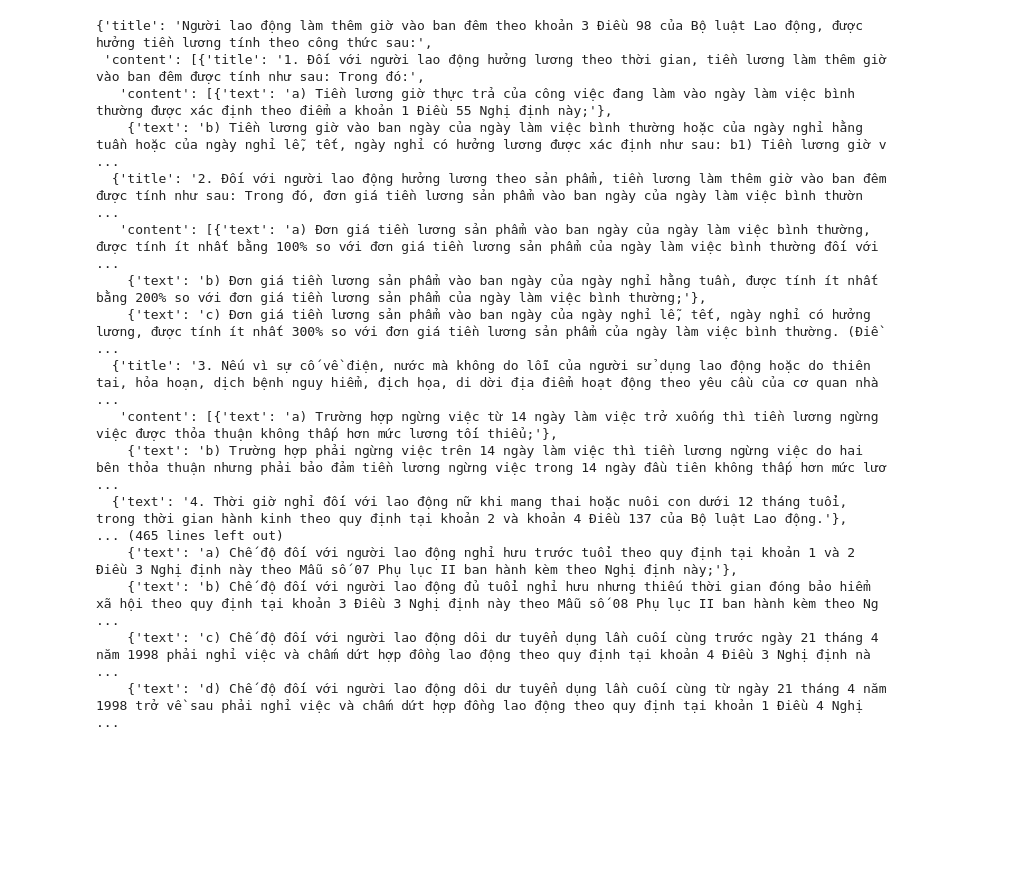
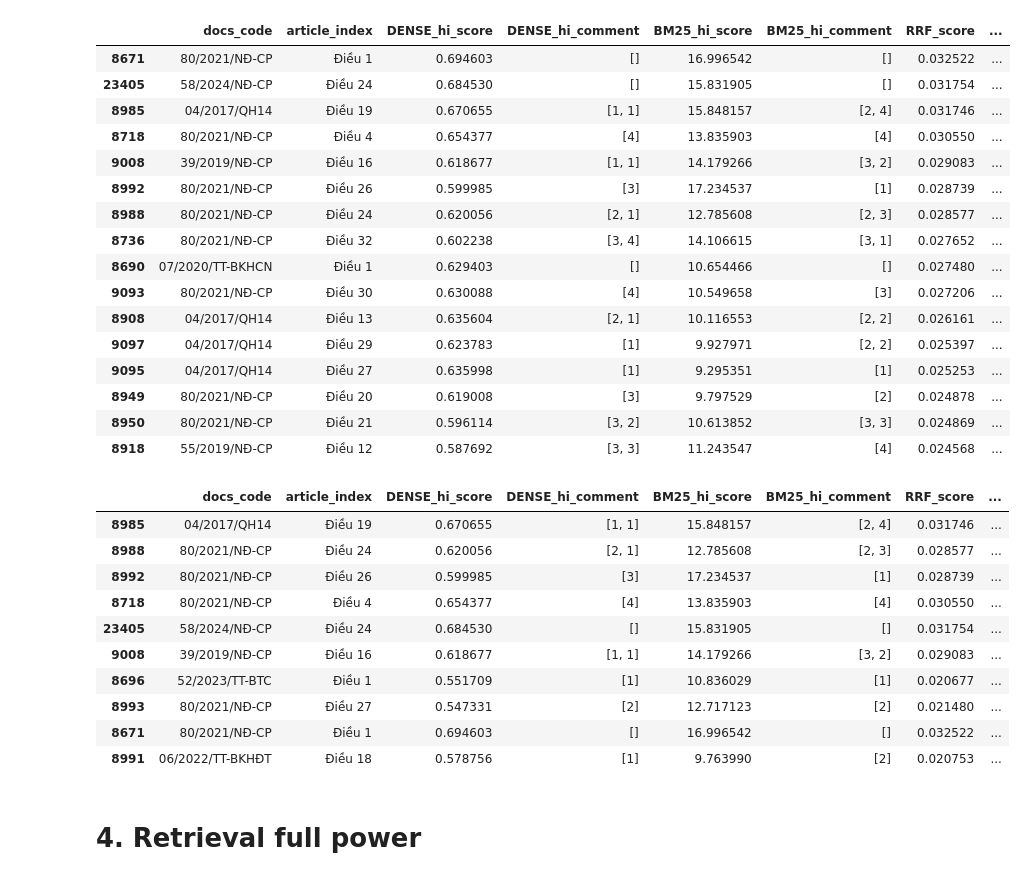
Before and after one commit to ducvanz/R2AI, a Jupyter notebook: Test_Recall.ipynb, the cells around one changed output. Saved outputs shown, nothing was run; the diff lists cells and outputs as text; code cells hidden in the pictures; blank space fills up the shorter version.

```diff
--- a/Test_Recall.ipynb
+++ b/Test_Recall.ipynb
@@ -186,20 +168,38 @@ score_board.sort_values(by="DENSE_fl_score", ascending=False).head(16)
-# %%
-df.loc[18195]['content_text']
-# %% [output]
-{'title': 'Người lao động làm thêm giờ vào ban đêm theo khoản 3 Điều 98 của Bộ luật Lao động, được hưởng tiền lương tính theo công thức sau:',
- 'content': [{'title': '1. Đối với người lao động hưởng lương theo thời gian, tiền lương làm thêm giờ vào ban đêm được tính như sau: Trong đó:',
-   'content': [{'text': 'a) Tiền lương giờ thực trả của công việc đang làm vào ngày làm việc bình thường được xác định theo điểm a khoản 1 Điều 55 Nghị định này;'},
-    {'text': 'b) Tiền lương giờ vào ban ngày của ngày làm việc bình thường hoặc của ngày nghỉ hằng tuần hoặc của ngày nghỉ lễ, tết, ngày nghỉ có hưởng lương được xác định như sau: b1) Tiền lương giờ v ...
-  {'title': '2. Đối với người lao động hưởng lương theo sản phẩm, tiền lương làm thêm giờ vào ban đêm được tính như sau: Trong đó, đơn giá tiền lương sản phẩm vào ban ngày của ngày làm việc bình thườn ...
-   'content': [{'text': 'a) Đơn giá tiền lương sản phẩm vào ban ngày của ngày làm việc bình thường, được tính ít nhất bằng 100% so với đơn giá tiền lương sản phẩm của ngày làm việc bình thường đối với ...
-    {'text': 'b) Đơn giá tiền lương sản phẩm vào ban ngày của ngày nghỉ hằng tuần, được tính ít nhất bằng 200% so với đơn giá tiền lương sản phẩm của ngày làm việc bình thường;'},
-    {'text': 'c) Đơn giá tiền lương sản phẩm vào ban ngày của ngày nghỉ lễ, tết, ngày nghỉ có hưởng lương, được tính ít nhất 300% so với đơn giá tiền lương sản phẩm của ngày làm việc bình thường. (Điề ...
-  {'title': '3. Nếu vì sự cố về điện, nước mà không do lỗi của người sử dụng lao động hoặc do thiên tai, hỏa hoạn, dịch bệnh nguy hiểm, địch họa, di dời địa điểm hoạt động theo yêu cầu của cơ quan nhà ...
-   'content': [{'text': 'a) Trường hợp ngừng việc từ 14 ngày làm việc trở xuống thì tiền lương ngừng việc được thỏa thuận không thấp hơn mức lương tối thiểu;'},
-    {'text': 'b) Trường hợp phải ngừng việc trên 14 ngày làm việc thì tiền lương ngừng việc do hai bên thỏa thuận nhưng phải bảo đảm tiền lương ngừng việc trong 14 ngày đầu tiên không thấp hơn mức lươ ...
-  {'text': '4. Thời giờ nghỉ đối với lao động nữ khi mang thai hoặc nuôi con dưới 12 tháng tuổi, trong thời gian hành kinh theo quy định tại khoản 2 và khoản 4 Điều 137 của Bộ luật Lao động.'},
-... (465 lines left out)
-    {'text': 'a) Chế độ đối với người lao động nghỉ hưu trước tuổi theo quy định tại khoản 1 và 2 Điều 3 Nghị định này theo Mẫu số 07 Phụ lục II ban hành kèm theo Nghị định này;'},
-    {'text': 'b) Chế độ đối với người lao động đủ tuổi nghỉ hưu nhưng thiếu thời gian đóng bảo hiểm xã hội theo quy định tại khoản 3 Điều 3 Nghị định này theo Mẫu số 08 Phụ lục II ban hành kèm theo Ng ...
-    {'text': 'c) Chế độ đối với người lao động dôi dư tuyển dụng lần cuối cùng trước ngày 21 tháng 4 năm 1998 phải nghỉ việc và chấm dứt hợp đồng lao động theo quy định tại khoản 4 Điều 3 Nghị định nà ...
-    {'text': 'd) Chế độ đối với người lao động dôi dư tuyển dụng lần cuối cùng từ ngày 21 tháng 4 năm 1998 trở về sau phải nghỉ việc và chấm dứt hợp đồng lao động theo quy định tại khoản 1 Điều 4 Nghị ...
+# %%
+score_board.sort_values(by="RRF_score", ascending=False).head(16)
+# %% [output]
+|  | docs_code | article_index | DENSE_hi_score | DENSE_hi_comment | BM25_hi_score | BM25_hi_comment | RRF_score | ... |
+| 8671 | 80/2021/NĐ-CP | Điều 1 | 0.694603 | [] | 16.996542 | [] | 0.032522 | ... |
+| 23405 | 58/2024/NĐ-CP | Điều 24 | 0.684530 | [] | 15.831905 | [] | 0.031754 | ... |
+| 8985 | 04/2017/QH14 | Điều 19 | 0.670655 | [1, 1] | 15.848157 | [2, 4] | 0.031746 | ... |
+| 8718 | 80/2021/NĐ-CP | Điều 4 | 0.654377 | [4] | 13.835903 | [4] | 0.030550 | ... |
+| 9008 | 39/2019/NĐ-CP | Điều 16 | 0.618677 | [1, 1] | 14.179266 | [3, 2] | 0.029083 | ... |
+| 8992 | 80/2021/NĐ-CP | Điều 26 | 0.599985 | [3] | 17.234537 | [1] | 0.028739 | ... |
+| 8988 | 80/2021/NĐ-CP | Điều 24 | 0.620056 | [2, 1] | 12.785608 | [2, 3] | 0.028577 | ... |
+| 8736 | 80/2021/NĐ-CP | Điều 32 | 0.602238 | [3, 4] | 14.106615 | [3, 1] | 0.027652 | ... |
+| 8690 | 07/2020/TT-BKHCN | Điều 1 | 0.629403 | [] | 10.654466 | [] | 0.027480 | ... |
+| 9093 | 80/2021/NĐ-CP | Điều 30 | 0.630088 | [4] | 10.549658 | [3] | 0.027206 | ... |
+| 8908 | 04/2017/QH14 | Điều 13 | 0.635604 | [2, 1] | 10.116553 | [2, 2] | 0.026161 | ... |
+| 9097 | 04/2017/QH14 | Điều 29 | 0.623783 | [1] | 9.927971 | [2, 2] | 0.025397 | ... |
+| 9095 | 04/2017/QH14 | Điều 27 | 0.635998 | [1] | 9.295351 | [1] | 0.025253 | ... |
+| 8949 | 80/2021/NĐ-CP | Điều 20 | 0.619008 | [3] | 9.797529 | [2] | 0.024878 | ... |
+| 8950 | 80/2021/NĐ-CP | Điều 21 | 0.596114 | [3, 2] | 10.613852 | [3, 3] | 0.024869 | ... |
+| 8918 | 55/2019/NĐ-CP | Điều 12 | 0.587692 | [3, 3] | 11.243547 | [4] | 0.024568 | ... |
+# %%
+final = score_board.sort_values(by="CE_score", ascending=False).head(100)
+final.to_csv("trash/results_good/bge_results.csv")
+final.head(10)
+# %% [output]
+|  | docs_code | article_index | DENSE_hi_score | DENSE_hi_comment | BM25_hi_score | BM25_hi_comment | RRF_score | ... |
+| 8985 | 04/2017/QH14 | Điều 19 | 0.670655 | [1, 1] | 15.848157 | [2, 4] | 0.031746 | ... |
+| 8988 | 80/2021/NĐ-CP | Điều 24 | 0.620056 | [2, 1] | 12.785608 | [2, 3] | 0.028577 | ... |
+| 8992 | 80/2021/NĐ-CP | Điều 26 | 0.599985 | [3] | 17.234537 | [1] | 0.028739 | ... |
+| 8718 | 80/2021/NĐ-CP | Điều 4 | 0.654377 | [4] | 13.835903 | [4] | 0.030550 | ... |
+| 23405 | 58/2024/NĐ-CP | Điều 24 | 0.684530 | [] | 15.831905 | [] | 0.031754 | ... |
+| 9008 | 39/2019/NĐ-CP | Điều 16 | 0.618677 | [1, 1] | 14.179266 | [3, 2] | 0.029083 | ... |
+| 8696 | 52/2023/TT-BTC | Điều 1 | 0.551709 | [1] | 10.836029 | [1] | 0.020677 | ... |
+| 8993 | 80/2021/NĐ-CP | Điều 27 | 0.547331 | [2] | 12.717123 | [2] | 0.021480 | ... |
+| 8671 | 80/2021/NĐ-CP | Điều 1 | 0.694603 | [] | 16.996542 | [] | 0.032522 | ... |
+| 8991 | 06/2022/TT-BKHĐT | Điều 18 | 0.578756 | [1] | 9.763990 | [2] | 0.020753 | ... |
+# %% [markdown]
+# 4. Retrieval full power
```
Also changed, not shown: parts of 15 cells of this notebook, 22 other files.
